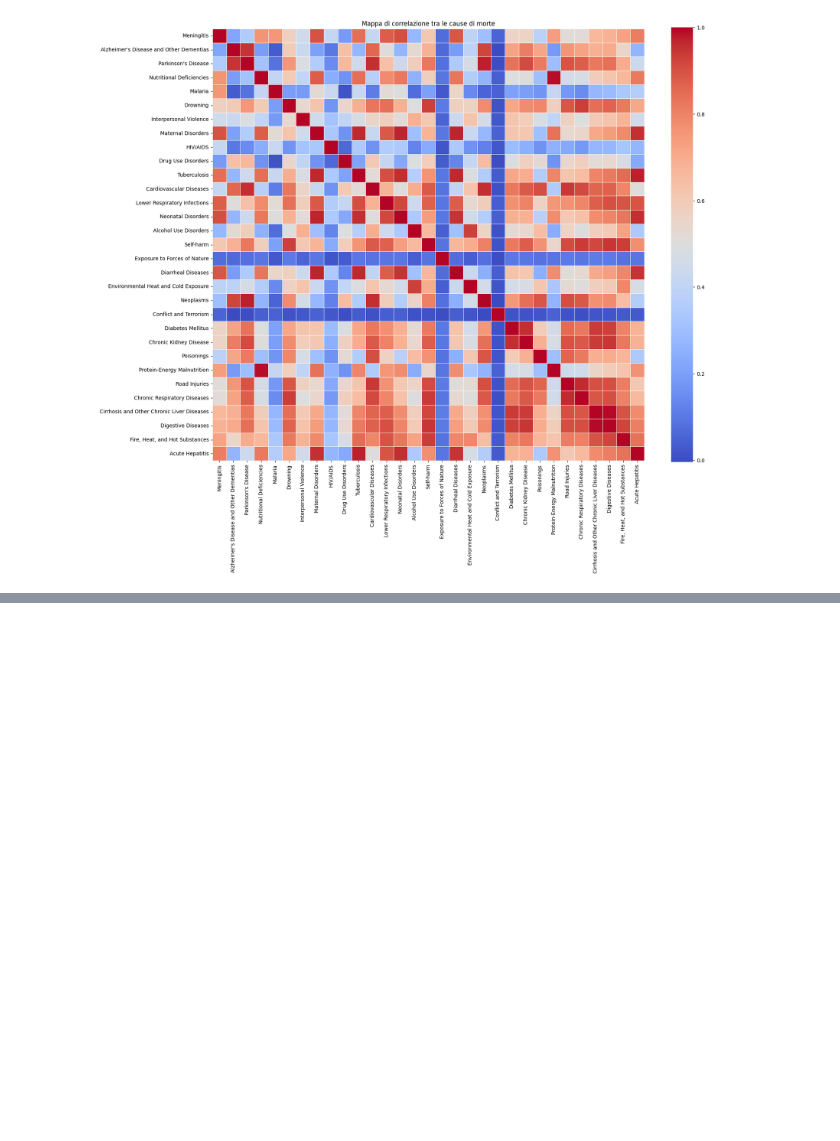
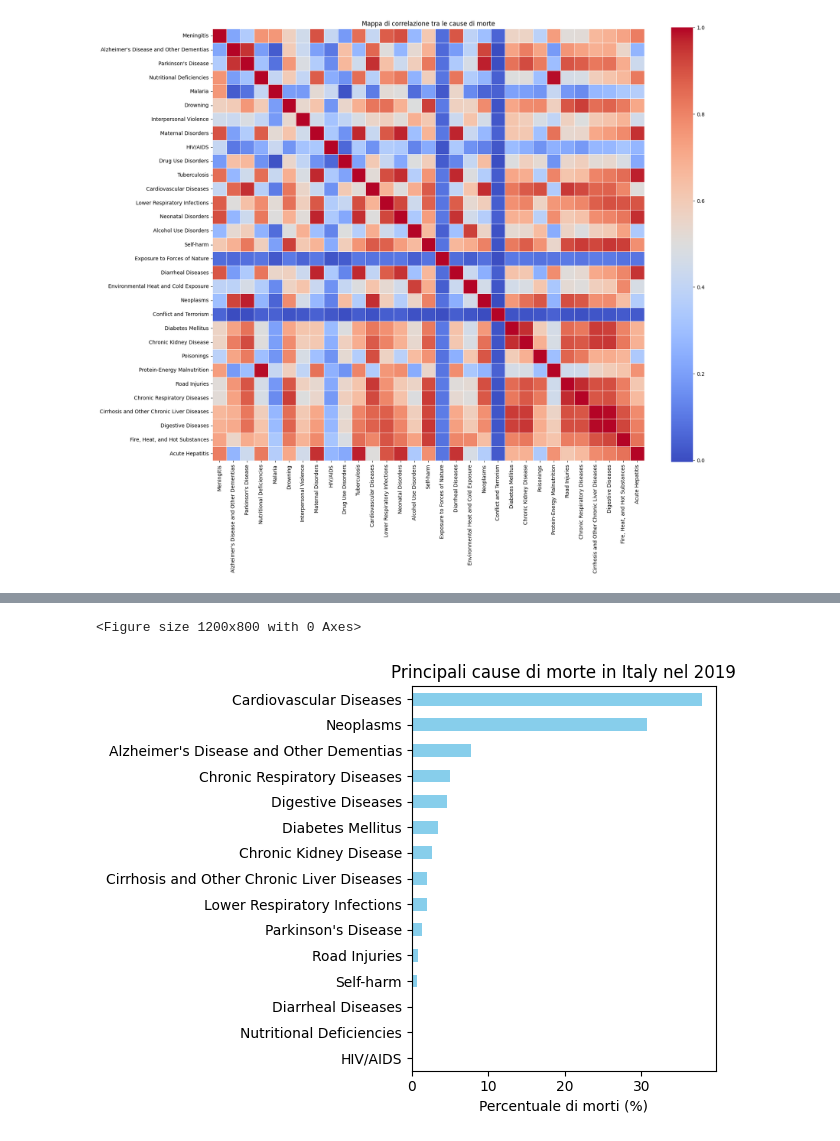
Before and after one commit to GiovanniP9/Analisi_Cause_of_Death, a Jupyter notebook: File/cause_deaths.ipynb, the cells around one changed output, grey strips where cells are left out. Cells and saved outputs as stored; diff of their text form; code cells hidden in the pictures; blank space fills up the shorter version.

```diff
--- a/File/cause_deaths.ipynb
+++ b/File/cause_deaths.ipynb
@@ -135,0 +173,31 @@ plt.show()
+# %%
+
+# Scegli un anno e un paese (es. Italia nel 2019)
+anno = 2019
+paese = "Italy"
+
+# Filtra i dati per anno e paese
+riga = df[(df["Country/Territory"] == paese) & (df["Year"] == anno)]
+
+# Rimuove colonne non legate a malattie
+malattie = riga.drop(columns=["Country/Territory", "Code", "Year"])
+
+# Calcola le percentuali
+totale_morti = malattie.sum(axis=1).values[0]
+percentuali = (malattie / totale_morti * 100).T
+percentuali.columns = ["Percentuale"]
+
+# Ordina le cause dalla più alta
+percentuali = percentuali.sort_values("Percentuale", ascending=False)
+
+# Grafico
+plt.figure(figsize=(12, 8))
+percentuali.head(15).plot(kind='barh', legend=False, color='skyblue')
+plt.xlabel("Percentuale di morti (%)")
+plt.title(f"Principali cause di morte in {paese} nel {anno}")
+plt.gca().invert_yaxis()
+plt.tight_layout()
+plt.show()
+# %% [output]
+<Figure size 1200x800 with 0 Axes>
+[figure, added]
```
Also changed, not shown: parts of 1 cell of this notebook.
